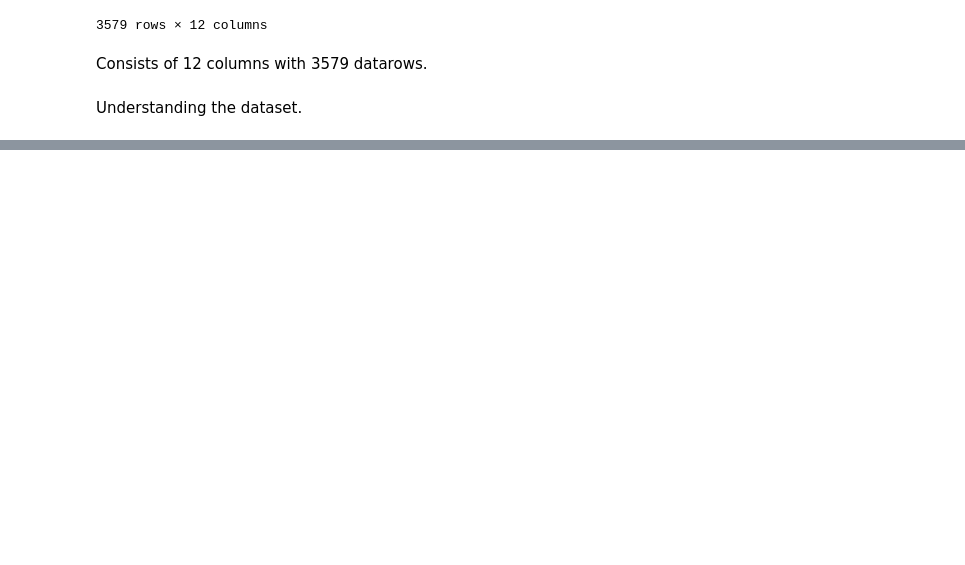
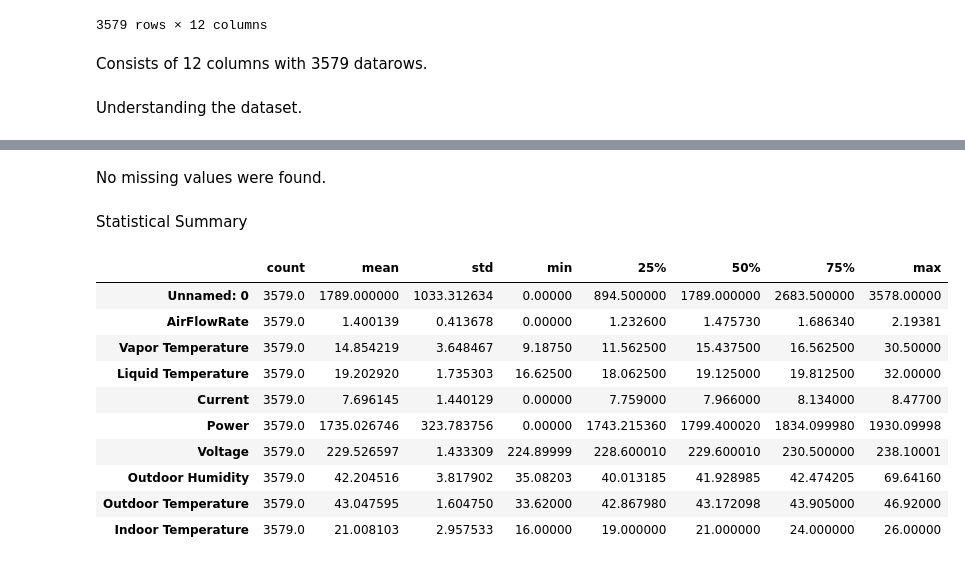
Before and after one commit to AkilaIsuri/AirConditioner-AnomalyDetection, a Jupyter notebook: EDA.ipynb, the cells around one changed output, grey strips where cells are left out. Saved outputs shown, nothing was run; the diff lists cells and outputs as text; code cells hidden in the pictures; blank space fills up the shorter version.

```diff
--- a/EDA.ipynb
+++ b/EDA.ipynb
@@ -56,0 +151,18 @@ df.head()
+# %% [markdown]
+No missing values were found.
+# %% [markdown]
+Statistical Summary
+# %%
+df.describe().T
+# %% [output]
+|  | count | mean | std | min | 25% | 50% | 75% | max |
+| Unnamed: 0 | 3579.0 | 1789.000000 | 1033.312634 | 0.00000 | 894.500000 | 1789.000000 | 2683.500000 | 3578.00000 |
+| AirFlowRate | 3579.0 | 1.400139 | 0.413678 | 0.00000 | 1.232600 | 1.475730 | 1.686340 | 2.19381 |
+| Vapor Temperature | 3579.0 | 14.854219 | 3.648467 | 9.18750 | 11.562500 | 15.437500 | 16.562500 | 30.50000 |
+| Liquid Temperature | 3579.0 | 19.202920 | 1.735303 | 16.62500 | 18.062500 | 19.125000 | 19.812500 | 32.00000 |
+| Current | 3579.0 | 7.696145 | 1.440129 | 0.00000 | 7.759000 | 7.966000 | 8.134000 | 8.47700 |
+| Power | 3579.0 | 1735.026746 | 323.783756 | 0.00000 | 1743.215360 | 1799.400020 | 1834.099980 | 1930.09998 |
+| Voltage | 3579.0 | 229.526597 | 1.433309 | 224.89999 | 228.600010 | 229.600010 | 230.500000 | 238.10001 |
+| Outdoor Humidity | 3579.0 | 42.204516 | 3.817902 | 35.08203 | 40.013185 | 41.928985 | 42.474205 | 69.64160 |
+| Outdoor Temperature | 3579.0 | 43.047595 | 1.604750 | 33.62000 | 42.867980 | 43.172098 | 43.905000 | 46.92000 |
+| Indoor Temperature | 3579.0 | 21.008103 | 2.957533 | 16.00000 | 19.000000 | 21.000000 | 24.000000 | 26.00000 |
```
Also changed, not shown: parts of 15 cells of this notebook.
